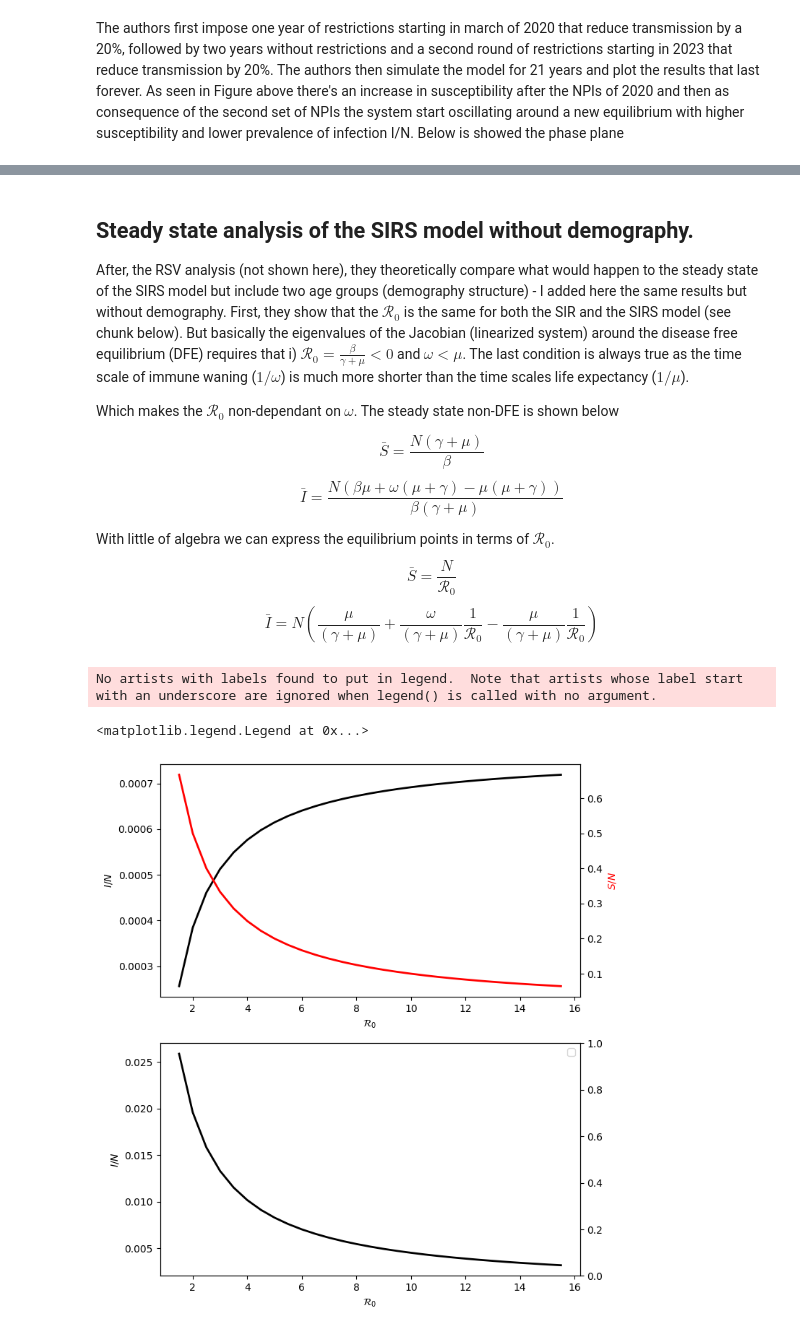
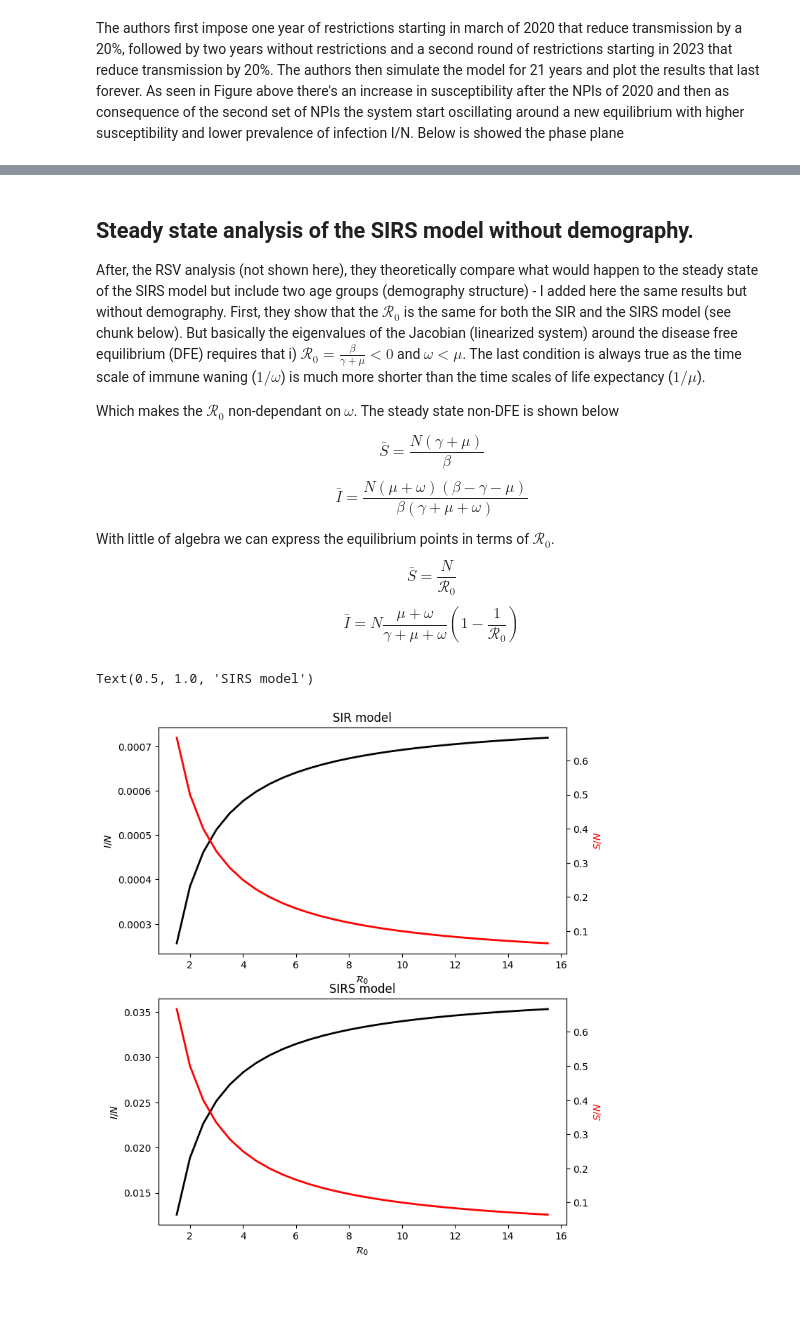
Before and after one commit to ChaosDonkey06/replicated_papers, a Jupyter notebook: 01.ipynb, the cells around one changed output, grey strips where cells are left out. Cells and saved outputs as stored; diff of their text form; code cells hidden in the pictures; blank space fills up the shorter version.

```diff
--- a/01.ipynb
+++ b/01.ipynb
@@ -209,45 +209,50 @@ plt.colorbar(lc)
 # %% [markdown]
 ## Steady state analysis of the SIRS model without demography.
 
-After, the RSV analysis (not shown here), they theoretically compare what would happen to the steady state of the SIRS model but include two age groups (demography structure) - I added here the same results but without demography. First, they show that the $\mathcal{R}_0$ is the same for both the SIR and the SIRS model (see chunk below). But basically the eigenvalues of the Jacobian (linearized system) around the disease free equilibrium (DFE) requires that i) $\mathcal{R}_0=\frac{\beta}{\gamma + \mu}<0$ and $\omega < \mu$. The last condition is always true as the time scale of immune waning ($1/\omega$) is much more shorter than the time scales life expectancy ($1/\mu$).
+After, the RSV analysis (not shown here), they theoretically compare what would happen to the steady state of the SIRS model but include two age groups (demography structure) - I added here the same results but without demography. First, they show that the $\mathcal{R}_0$ is the same for both the SIR and the SIRS model (see chunk below). But basically the eigenvalues of the Jacobian (linearized system) around the disease free equilibrium (DFE) requires that i) $\mathcal{R}_0=\frac{\beta}{\gamma + \mu}<0$ and $\omega < \mu$. The last condition is always true as the time scale of immune waning ($1/\omega$) is much more shorter than the time scales of life expectancy ($1/\mu$).
 
 Which makes the $\mathcal{R}_0$ non-dependant on $\omega$. The steady state non-DFE is shown below
 
 $$\bar{S}=\frac{N \left(\gamma + \mu\right)}{\beta}$$
-$$\bar{I}=\frac{N \left(\beta \mu  + \omega(\mu+\gamma)  - \mu(\mu + \gamma) \right)}{\beta \left(\gamma + \mu\right)}$$
+$$\bar{I}= \frac{N \left(\mu + \omega\right) \left( \beta - \gamma - \mu\right)}{\beta \left(\gamma + \mu + \omega\right)}$$
 
 With little of algebra we can express the equilibrium points in terms of $\mathcal{R}_0$.
 $$\bar{S}=\frac{N}{\mathcal{R}_0}$$
-$$\bar{I}=N \left(\frac{\mu}{(\gamma+\mu)} + \frac{\omega}{(\gamma+\mu)}\frac{1}{\mathcal{R}_0} - \frac{\mu}{(\gamma+\mu)}\frac{1}{\mathcal{R}_0} \right)$$
+$$\bar{I}=N \frac{\mu + \omega}{\gamma+\mu+\omega}\left(1 - \frac{1}{\mathcal{R}_0} \right)$$
 # %%
 
 gamma = 1/2
 mu    = 1/(50 * 52)
 omega = 1/52
 
 R = np.arange(1.5, 15+1, 0.5)
 
 Sbar =  1 / R
-Ibar = lambda  omega: (mu / (gamma + mu)) *(1-1/R) + omega/(gamma + mu) * 1/R
+Ibar = lambda  omega: ( (mu + omega) / (gamma + mu + omega)) *(1-1/R)
 
 ISIR  = Ibar(0)
 ISIRS = Ibar(omega)
 
 
 fig, ax = plt.subplots(2, 1, figsize=(7.5, 9.2))
 ax[0].plot(R, ISIR, c='k', lw=2, label=r'$I/N$')
 axt = ax[0].twinx()
 axt.plot(R, Sbar, c='r', lw=2, label=r'$S/N$')
 
 ax[0].set_ylabel(r"$I/N$", color='k')
 axt.set_ylabel(r"$S/N$", color='r')
 ax[0].set_xlabel(r"$\mathcal{R}_0$")
 
 ax[1].plot(R, ISIRS, c='k', lw=2, label=r'$I/N$')
 axt = ax[1].twinx()
+axt.plot(R, Sbar, c='r', lw=2, label=r'$S/N$')
+axt.set_ylabel(r"$S/N$", color='r')
+
 ax[1].set_ylabel(r"$I/N$")
 ax[1].set_xlabel(r"$\mathcal{R}_0$")
+
+ax[0].set_title(r"SIR model")
+ax[1].set_title(r"SIRS model")
 # %% [output]
-No artists with labels found to put in legend.  Note that artists whose label start with an underscore are ignored when legend() is called with no argument.
+Text(0.5, 1.0, 'SIRS model')
-<matplotlib.legend.Legend at 0x...>
-[figure, old version]
+[figure, new version]
```
Also changed, not shown: parts of 9 cells of this notebook.
